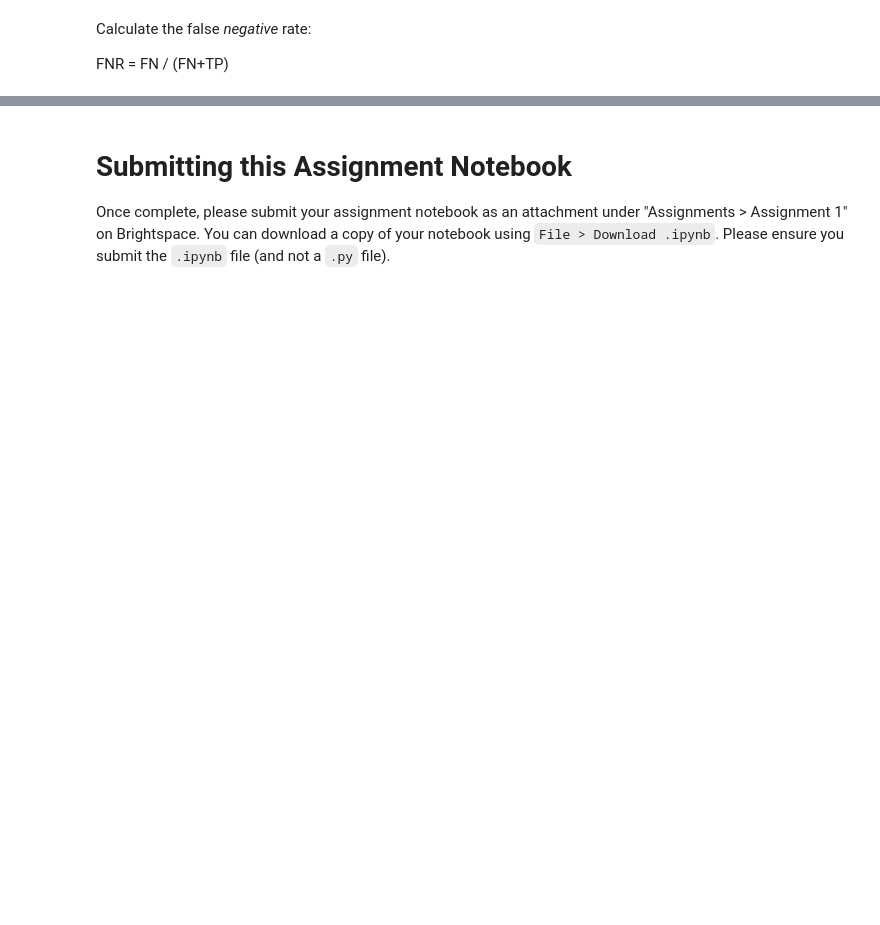
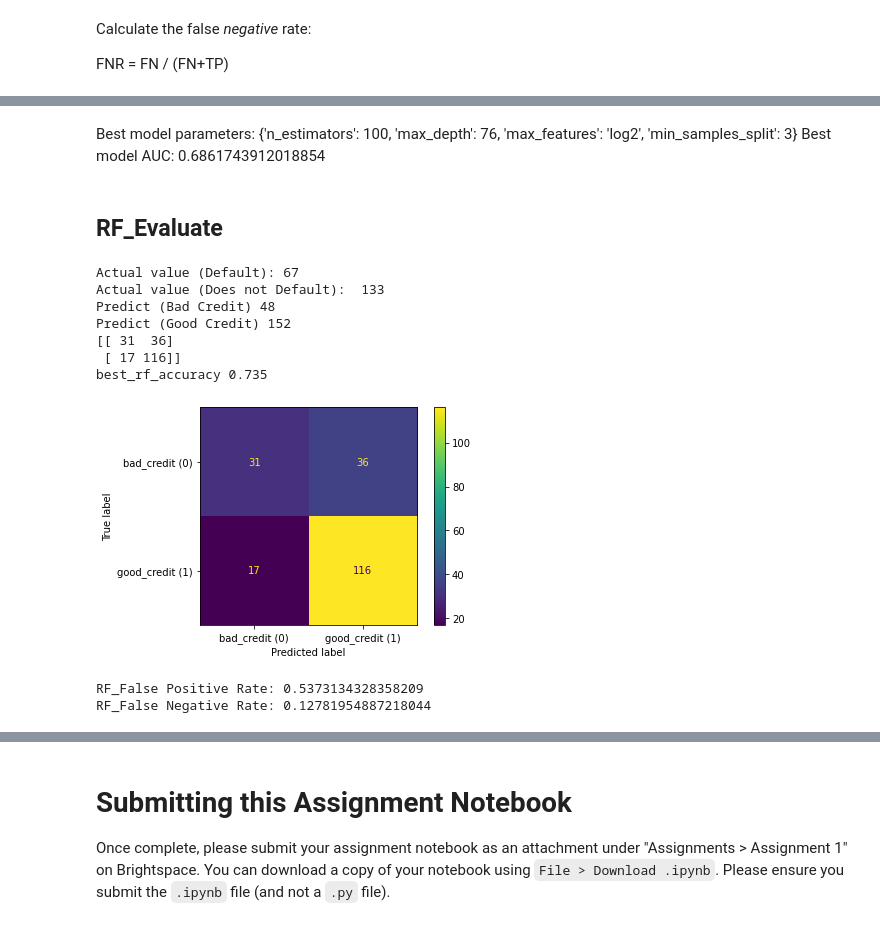
Before and after one commit to YHWOO13/PURDUE-2024-SPRING, a Jupyter notebook: CNIT581_RDM/Assignment1/assignment-1.ipynb, the cells around one changed output, grey strips where cells are left out. Cells and saved outputs as stored; diff of their text form; code cells hidden in the pictures; blank space fills up the shorter version.

```diff
--- a/CNIT581_RDM/Assignment1/assignment-1.ipynb
+++ b/CNIT581_RDM/Assignment1/assignment-1.ipynb
@@ -645,0 +795,50 @@ FNR = FN / (FN+TP)
+# %% [markdown]
+Best model parameters:  {'n_estimators': 100, 'max_depth': 76, 'max_features': 'log2', 'min_samples_split': 3}
+Best model AUC:  0.6861743912018854
+# %% [markdown]
+## RF_Evaluate
+# %%
+best_rf_initial_lr = RandomForestClassifier(n_estimators = 100, max_depth = 76, max_features =  'log2', min_samples_split = 3)
+
+# Fit the model using the training data
+best_rf_initial_lr = best_rf_initial_lr.fit(x_train, y_train, sample_weight=None)
+
+best_rf_pred, best_rf_accuracy, best_rf_auc = evaluate(best_rf_initial_lr, x_val, y_val)
+# %%
+y_val_list = y_val.tolist()
+pred_list = best_rf_pred.tolist()
+print("Actual value (Default):", y_val_list.count(0))
+print("Actual value (Does not Default): ", y_val_list.count(1))
+print("Predict (Bad Credit)", pred_list.count(0))
+print("Predict (Good Credit)", pred_list.count(1))
+
+rf_conf_matrix = confusion_matrix(y_val, best_rf_pred, labels=[0, 1])
+print(rf_conf_matrix)
+print('best_rf_accuracy',best_rf_accuracy)
+
+rf_disp = ConfusionMatrixDisplay(confusion_matrix=rf_conf_matrix, display_labels=["bad_credit (0)","good_credit (1)"])
+
+rf_disp.plot()
+plt.show()
+# %% [output]
+Actual value (Default): 67
+Actual value (Does not Default):  133
+Predict (Bad Credit) 48
+Predict (Good Credit) 152
+[[ 31  36]
+ [ 17 116]]
+best_rf_accuracy 0.735
+[figure, added]
+# %%
+rf_TN = rf_conf_matrix[0][0]
+rf_FN = rf_conf_matrix[1][0]
+rf_TP = rf_conf_matrix[1][1]
+rf_FP = rf_conf_matrix[0][1]
+
+rf_FPR = rf_FP / (rf_FP + rf_TN)
+print('RF_False Positive Rate:', rf_FPR)
+rf_FNR = rf_FN / (rf_FN + rf_TP)
+print('RF_False Negative Rate:', rf_FNR)
+# %% [output]
+RF_False Positive Rate: 0.5373134328358209
+RF_False Negative Rate: 0.12781954887218044
```
Also changed, not shown: parts of 32 cells of this notebook, 1 other file.
